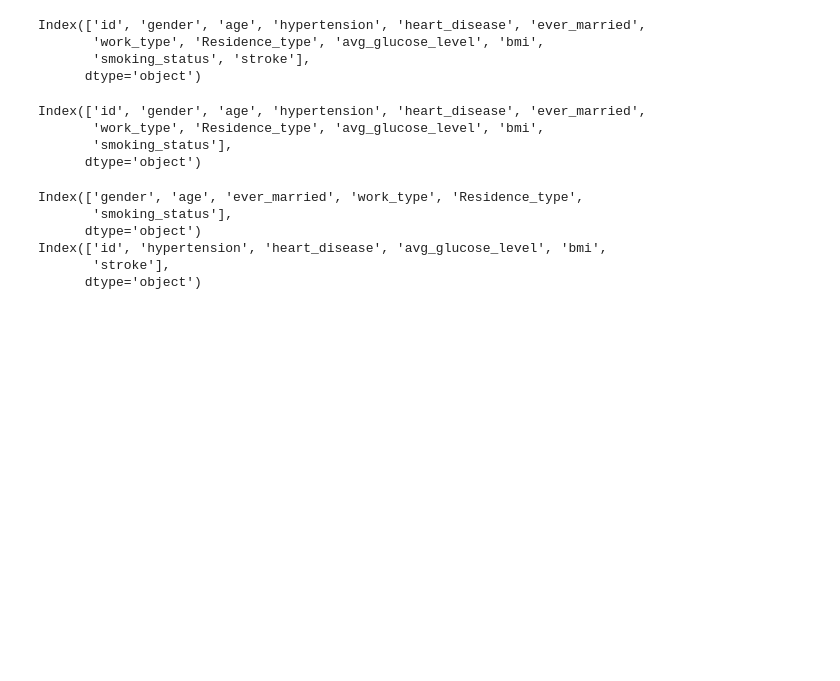
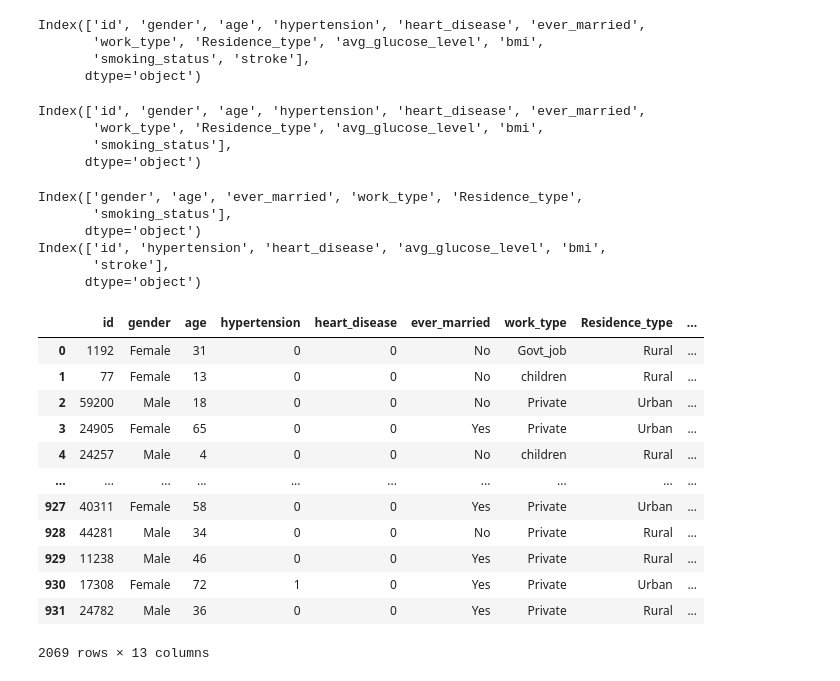
Before and after one commit to heyggun/bigdata_analysis_test, a Jupyter notebook: DataManim_모의2.ipynb, the cells around one changed output. Saved outputs shown, nothing was run; the diff lists cells and outputs as text; code cells hidden in the pictures; blank space fills up the shorter version.

```diff
--- a/DataManim_모의2.ipynb
+++ b/DataManim_모의2.ipynb
@@ -264,3 +264,20 @@ Index(['gender', 'age', 'ever_married', 'work_type', 'Residence_type',
 Index(['id', 'hypertension', 'heart_disease', 'avg_glucose_level', 'bmi',
        'stroke'],
       dtype='object')
+# %%
+temp_df = pd.concat([train.assign(ind='train'), test.assign(ind='test')])
+temp_df
+# %% [output]
+|  | id | gender | age | hypertension | heart_disease | ever_married | work_type | Residence_type | ... |
+| 0 | 1192 | Female | 31 | 0 | 0 | No | Govt_job | Rural | ... |
+| 1 | 77 | Female | 13 | 0 | 0 | No | children | Rural | ... |
+| 2 | 59200 | Male | 18 | 0 | 0 | No | Private | Urban | ... |
+| 3 | 24905 | Female | 65 | 0 | 0 | Yes | Private | Urban | ... |
+| 4 | 24257 | Male | 4 | 0 | 0 | No | children | Rural | ... |
+| ... | ... | ... | ... | ... | ... | ... | ... | ... | ... |
+| 927 | 40311 | Female | 58 | 0 | 0 | Yes | Private | Urban | ... |
+| 928 | 44281 | Male | 34 | 0 | 0 | No | Private | Rural | ... |
+| 929 | 11238 | Male | 46 | 0 | 0 | Yes | Private | Rural | ... |
+| 930 | 17308 | Female | 72 | 1 | 0 | Yes | Private | Urban | ... |
+| 931 | 24782 | Male | 36 | 0 | 0 | Yes | Private | Rural | ... |
+2069 rows × 13 columns
```
Also changed, not shown: parts of 21 cells of this notebook.
